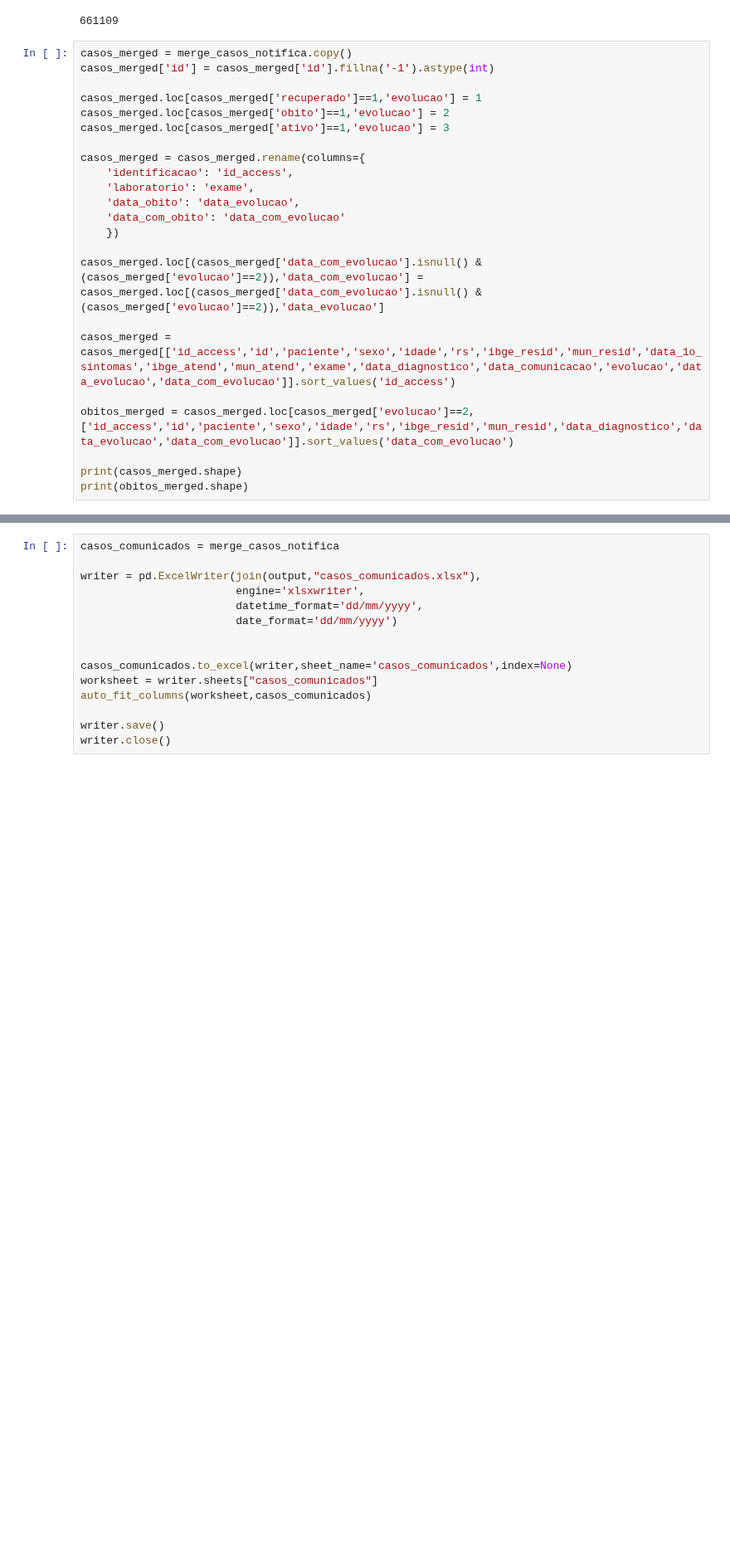
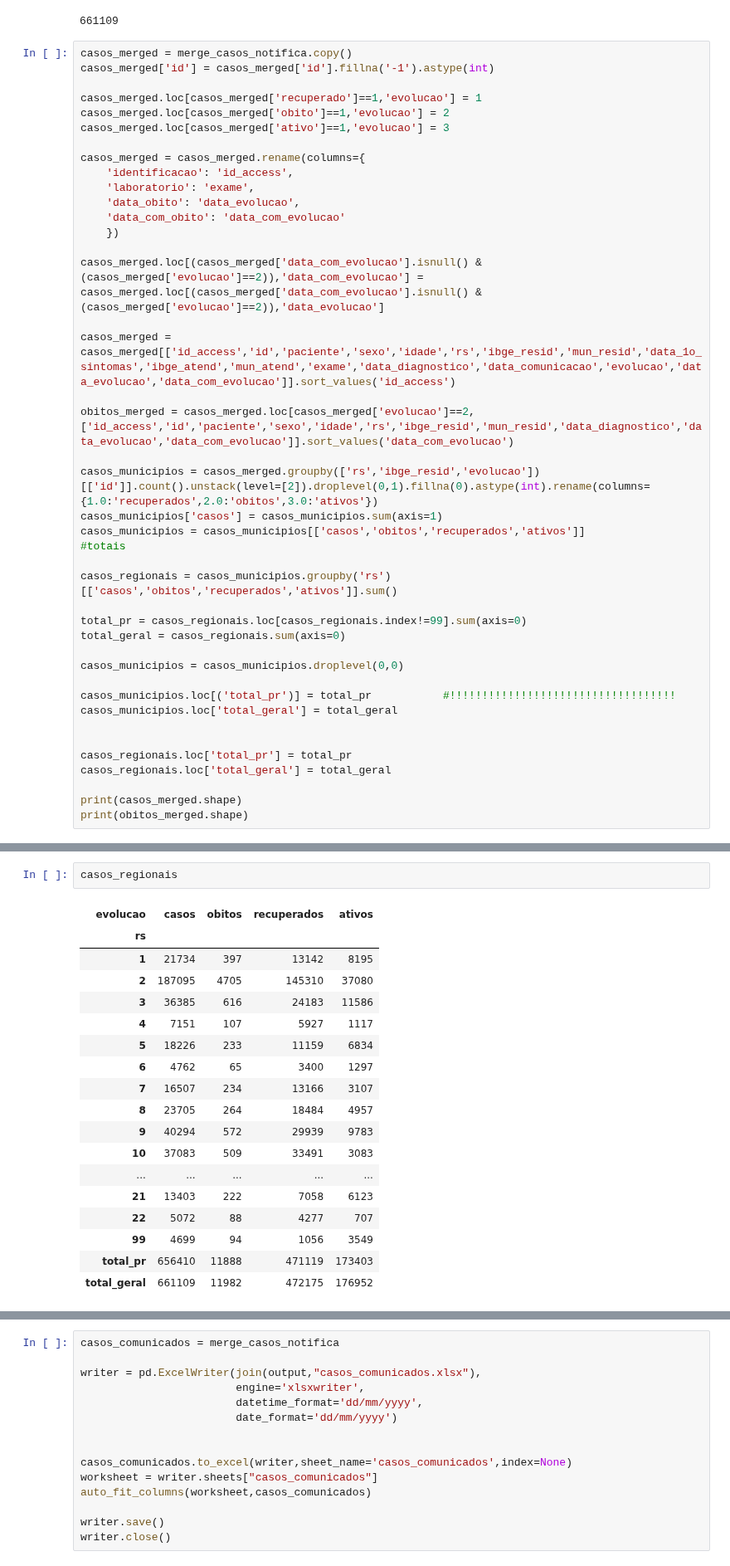
Before and after one commit to vinnylg/covid19datascience, a Jupyter notebook: merge_notifica.ipynb, the cells around one changed output, grey strips where cells are left out. Shown at 83% size. Drawn from its saved outputs; the diff is of its cells as text; blank space fills up the shorter version.

```diff
--- a/merge_notifica.ipynb
+++ b/merge_notifica.ipynb
@@ -150,6 +150,25 @@ casos_merged = casos_merged[['id_access','id','paciente','sexo','idade','rs','ib
 
 obitos_merged = casos_merged.loc[casos_merged['evolucao']==2,['id_access','id','paciente','sexo','idade','rs','ibge_resid','mun_resid','data_diagnostico','data_evolucao','data_com_evolucao']].sort_values('data_com_evolucao')
 
+casos_municipios = casos_merged.groupby(['rs','ibge_resid','evolucao'])[['id']].count().unstack(level=[2]).droplevel(0,1).fillna(0).astype(int).rename(columns={1.0:'recuperados',2.0:'obitos',3.0:'ativos'})
+casos_municipios['casos'] = casos_municipios.sum(axis=1)
+casos_municipios = casos_municipios[['casos','obitos','recuperados','ativos']]
+#totais
+
+casos_regionais = casos_municipios.groupby('rs')[['casos','obitos','recuperados','ativos']].sum()
+
+total_pr = casos_regionais.loc[casos_regionais.index!=99].sum(axis=0)
+total_geral = casos_regionais.sum(axis=0)
+
+casos_municipios = casos_municipios.droplevel(0,0)
+
+casos_municipios.loc[('total_pr')] = total_pr           #!!!!!!!!!!!!!!!!!!!!!!!!!!!!!!!!!!!
+casos_municipios.loc['total_geral'] = total_geral
+
+
+casos_regionais.loc['total_pr'] = total_pr
+casos_regionais.loc['total_geral'] = total_geral
+
 print(casos_merged.shape)
 print(obitos_merged.shape)
 # %% [output]
@@ -169,3 +192,24 @@ print(obitos_merged.shape)
+# %%
+casos_regionais
+# %% [output]
+| evolucao | casos | obitos | recuperados | ativos |
+| rs |  |  |  |  |
+| 1 | 21734 | 397 | 13142 | 8195 |
+| 2 | 187095 | 4705 | 145310 | 37080 |
+| 3 | 36385 | 616 | 24183 | 11586 |
+| 4 | 7151 | 107 | 5927 | 1117 |
+| 5 | 18226 | 233 | 11159 | 6834 |
+| 6 | 4762 | 65 | 3400 | 1297 |
+| 7 | 16507 | 234 | 13166 | 3107 |
+| 8 | 23705 | 264 | 18484 | 4957 |
+| 9 | 40294 | 572 | 29939 | 9783 |
+| 10 | 37083 | 509 | 33491 | 3083 |
+| ... | ... | ... | ... | ... |
+| 21 | 13403 | 222 | 7058 | 6123 |
+| 22 | 5072 | 88 | 4277 | 707 |
+| 99 | 4699 | 94 | 1056 | 3549 |
+| total_pr | 656410 | 11888 | 471119 | 173403 |
+| total_geral | 661109 | 11982 | 472175 | 176952 |
 # %%
 writer = pd.ExcelWriter(join(output,"casos_merged.xlsx"),
                         engine='xlsxwriter',
```
Also changed, not shown: parts of 11 cells of this notebook.
